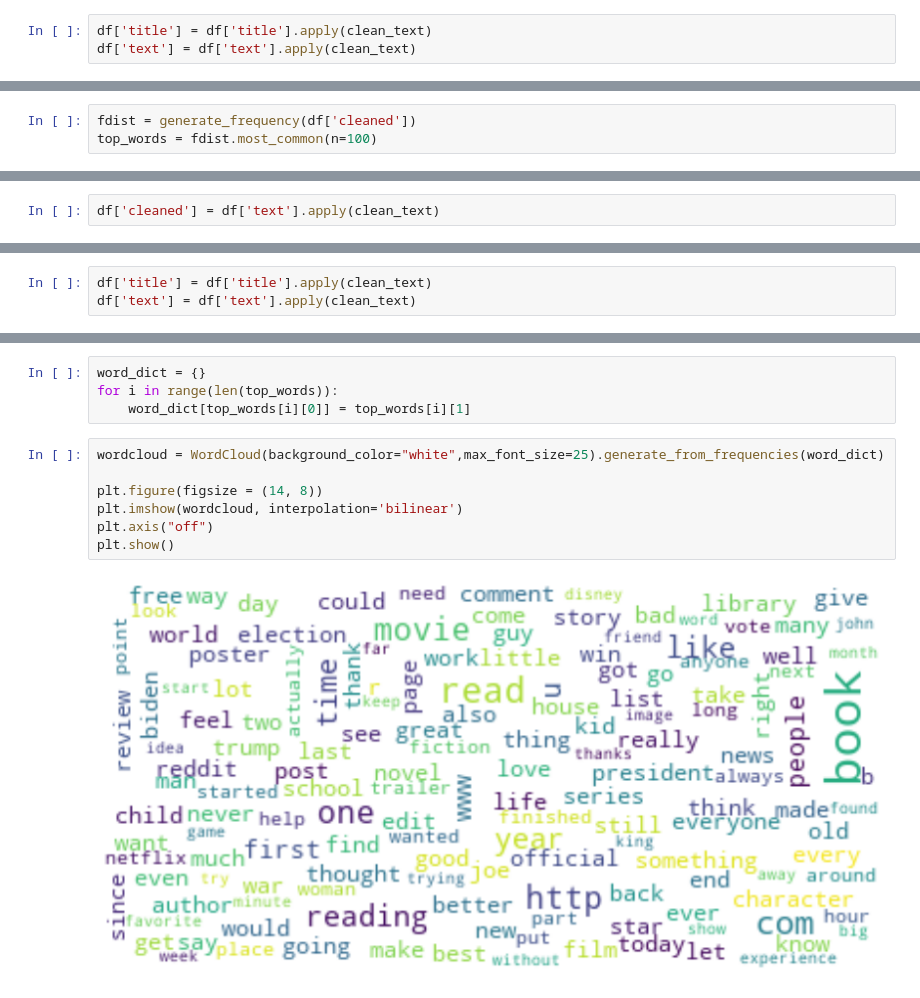
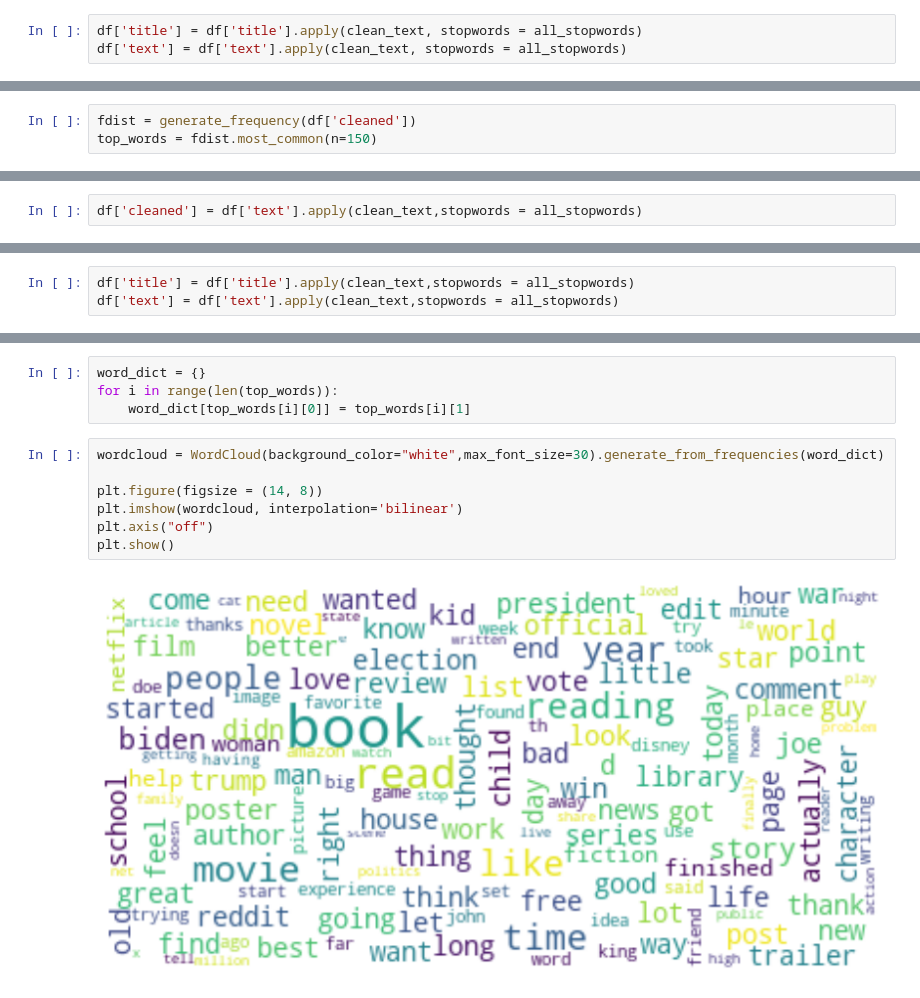
Before and after one commit to soumyajit4419/AI_For_Social_Good, a Jupyter notebook: Src/Text_Analysis_And_Cleaning.ipynb, the cells around one changed output, grey strips where cells are left out. Cells and saved outputs as stored; diff of their text form.

```diff
--- a/Src/Text_Analysis_And_Cleaning.ipynb
+++ b/Src/Text_Analysis_And_Cleaning.ipynb
@@ -62,15 +72,15 @@ memory usage: 92.5+ KB
 # %%
 df['text'].fillna(value=' ',inplace=True)
 # %%
-df['title'] = df['title'].apply(clean_text)
-df['text'] = df['text'].apply(clean_text)
+df['title'] = df['title'].apply(clean_text, stopwords = all_stopwords)
+df['text'] = df['text'].apply(clean_text, stopwords = all_stopwords)
 # %%
 df['cleaned'] = combine_data(df['title'],df['text'])
 # %%
 df.to_csv('./cleanedRedditSuicide.csv', index=False)
 # %%
 fdist = generate_frequency(df['cleaned'])
-top_words = fdist.most_common(n=100)
+top_words = fdist.most_common(n=150)
 # %%
 word_dict = {}
 for i in range(len(top_words)):
@@ -107,7 +117,7 @@ text    1500 non-null object
 dtypes: int64(1), object(2)
 memory usage: 35.3+ KB
 # %%
-df['cleaned'] = df['text'].apply(clean_text)
+df['cleaned'] = df['text'].apply(clean_text,stopwords = all_stopwords)
 # %%
 df.to_csv('./cleanedTwitterSuicide.csv', index=False)
 # %%
@@ -152,8 +162,8 @@ memory usage: 93.1+ KB
 # %%
 df['text'].fillna(value=' ',inplace=True)
 # %%
-df['title'] = df['title'].apply(clean_text)
-df['text'] = df['text'].apply(clean_text)
+df['title'] = df['title'].apply(clean_text,stopwords = all_stopwords)
+df['text'] = df['text'].apply(clean_text,stopwords = all_stopwords)
 # %%
 df['cleaned'] = combine_data(df['title'],df['text'])
 # %%
@@ -166,11 +176,11 @@ word_dict = {}
 for i in range(len(top_words)):
     word_dict[top_words[i][0]] = top_words[i][1]
 # %%
-wordcloud = WordCloud(background_color="white",max_font_size=25).generate_from_frequencies(word_dict)
+wordcloud = WordCloud(background_color="white",max_font_size=30).generate_from_frequencies(word_dict)
 
 plt.figure(figsize = (14, 8))
 plt.imshow(wordcloud, interpolation='bilinear')
 plt.axis("off")
 plt.show()
 # %% [output]
-[figure, old version]
+[figure, new version]
```
Also changed, not shown: parts of 5 cells of this notebook, 12 other files.
